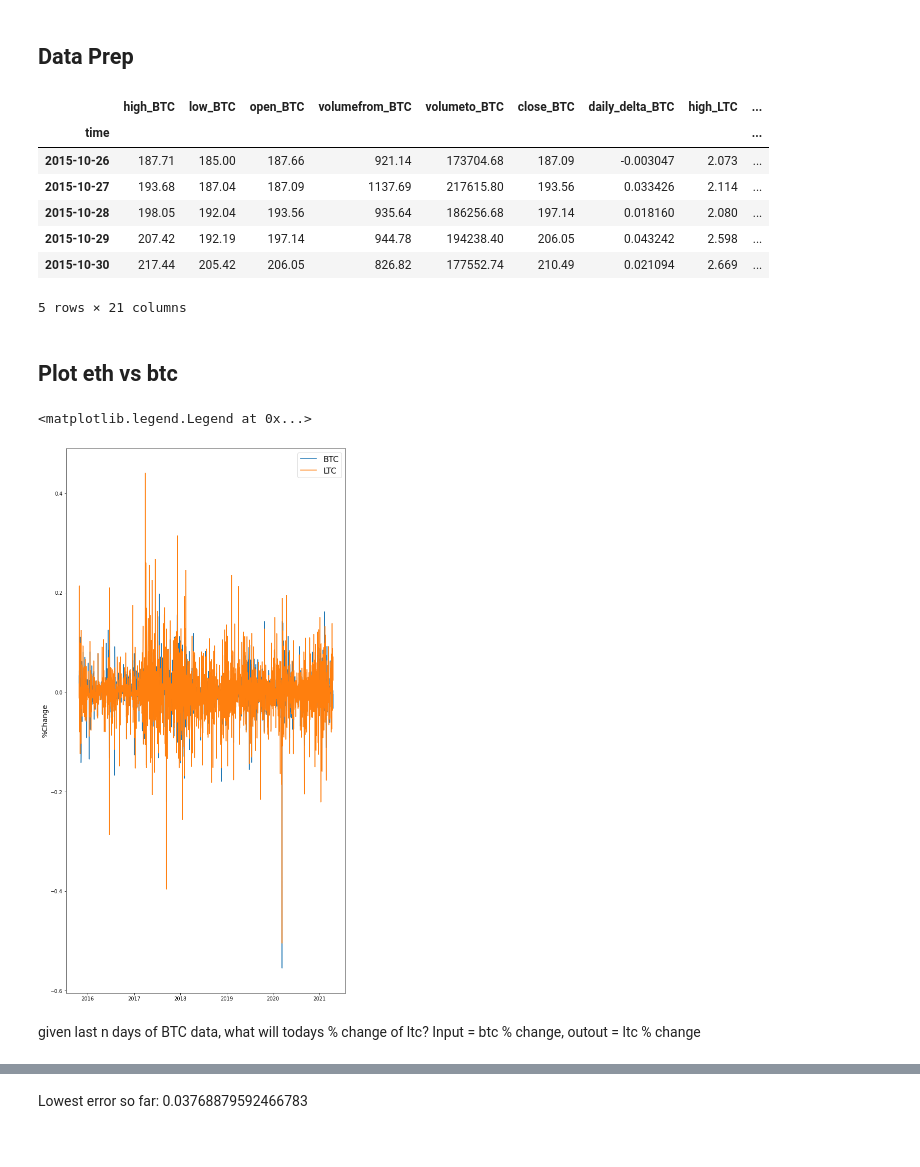
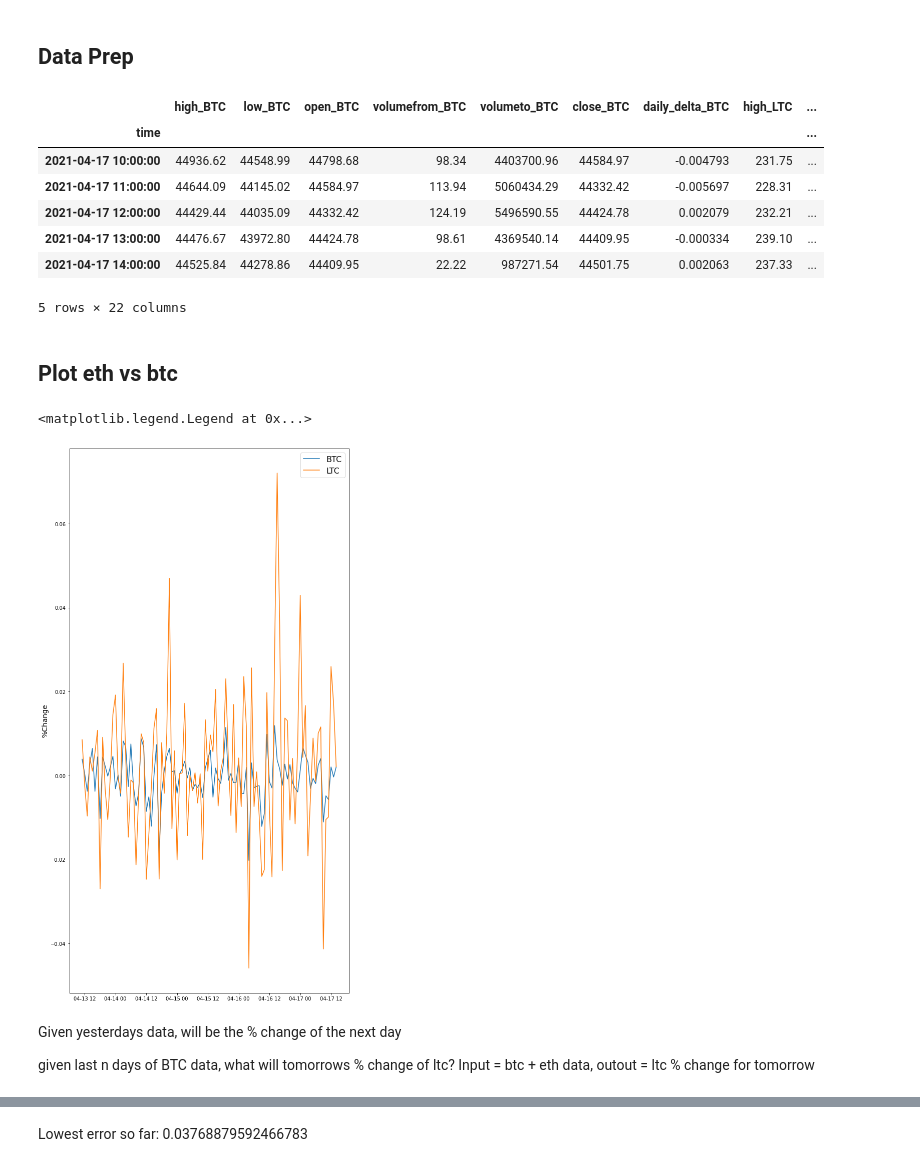
Before and after one commit to domfraise/ML, a Jupyter notebook: ML-Cyptocompare.ipynb, the cells around one changed output, grey strips where cells are left out. Cells and saved outputs as stored; diff of their text form; code cells hidden in the pictures.

```diff
--- a/ML-Cyptocompare.ipynb
+++ b/ML-Cyptocompare.ipynb
@@ -13,7 +13,7 @@ from sklearn.metrics import mean_absolute_error
 <h2> Data Prep </h2
 # %%
 def get_data_for_coin(crypto):
-    endpoint = 'https://min-api.cryptocompare.com/data/histoday'
+    endpoint = 'https://min-api.cryptocompare.com/data/histohour'
     res = requests.get(endpoint + f'?fsym={crypto}&tsym=GBP&limit=2000')
     coin_frame = pd.DataFrame(json.loads(res.content)['Data'])
     coin_frame = coin_frame.set_index('time')
@@ -22,37 +22,41 @@ def get_data_for_coin(crypto):
     del coin_frame['conversionType']
     del coin_frame['conversionSymbol']
 
-
     return coin_frame
 
 data = get_data_for_coin("BTC")\
     .join(get_data_for_coin("LTC"), lsuffix="_BTC", rsuffix="_LTC")\
     .join(get_data_for_coin("ETH"), rsuffix="_ETH")\
     .sort_index()
-data.head()
+
+data['tomorrows_daily_delta'] = data['daily_delta_LTC'].shift(-1).fillna(0.)
+data.tail()
 # %% [output]
 |  | high_BTC | low_BTC | open_BTC | volumefrom_BTC | volumeto_BTC | close_BTC | daily_delta_BTC | high_LTC | ... |
 | time |  |  |  |  |  |  |  |  | ... |
-| 2015-10-26 | 187.71 | 185.00 | 187.66 | 921.14 | 173704.68 | 187.09 | -0.003047 | 2.073 | ... |
-| 2015-10-27 | 193.68 | 187.04 | 187.09 | 1137.69 | 217615.80 | 193.56 | 0.033426 | 2.114 | ... |
-| 2015-10-28 | 198.05 | 192.04 | 193.56 | 935.64 | 186256.68 | 197.14 | 0.018160 | 2.080 | ... |
-| 2015-10-29 | 207.42 | 192.19 | 197.14 | 944.78 | 194238.40 | 206.05 | 0.043242 | 2.598 | ... |
-| 2015-10-30 | 217.44 | 205.42 | 206.05 | 826.82 | 177552.74 | 210.49 | 0.021094 | 2.669 | ... |
+| 2021-04-17 10:00:00 | 44936.62 | 44548.99 | 44798.68 | 98.34 | 4403700.96 | 44584.97 | -0.004793 | 231.75 | ... |
+| 2021-04-17 11:00:00 | 44644.09 | 44145.02 | 44584.97 | 113.94 | 5060434.29 | 44332.42 | -0.005697 | 228.31 | ... |
+| 2021-04-17 12:00:00 | 44429.44 | 44035.09 | 44332.42 | 124.19 | 5496590.55 | 44424.78 | 0.002079 | 232.21 | ... |
+| 2021-04-17 13:00:00 | 44476.67 | 43972.80 | 44424.78 | 98.61 | 4369540.14 | 44409.95 | -0.000334 | 239.10 | ... |
+| 2021-04-17 14:00:00 | 44525.84 | 44278.86 | 44409.95 | 22.22 | 987271.54 | 44501.75 | 0.002063 | 237.33 | ... |
-5 rows × 21 columns
+5 rows × 22 columns
 # %% [markdown]
 <h2>Plot eth vs btc</h2>
 # %%
 fig, ax = plt.subplots(1, figsize=(10, 20))
 ax.set_ylabel('%Change', fontsize=14)
-ax.plot(data['daily_delta_BTC'], label="BTC")
-ax.plot(data['daily_delta_LTC'], label="LTC")
+ax.plot(data['daily_delta_BTC'][-100:], label="BTC")
+ax.plot(data['daily_delta_LTC'][-100:], label="LTC")
 ax.legend(loc='best', fontsize=16)
 # %% [output]
 <matplotlib.legend.Legend at 0x...>
-[figure, old version]
+[figure, new version]
 # %% [markdown]
-given last n days of BTC data, what will todays % change of ltc?
-Input = btc % change, outout = ltc % change
+Given yesterdays data, will be the % change of the next day
+
+
+given last n days of BTC data, what will tomorrows % change of ltc?
+Input = btc + eth data, outout = ltc % change for tomorrow
 # %%
 def train_test_split(df, test_size=0.2):
     split_row = len(df) - int(test_size * len(df))
```
Also changed, not shown: parts of 4 cells of this notebook.
